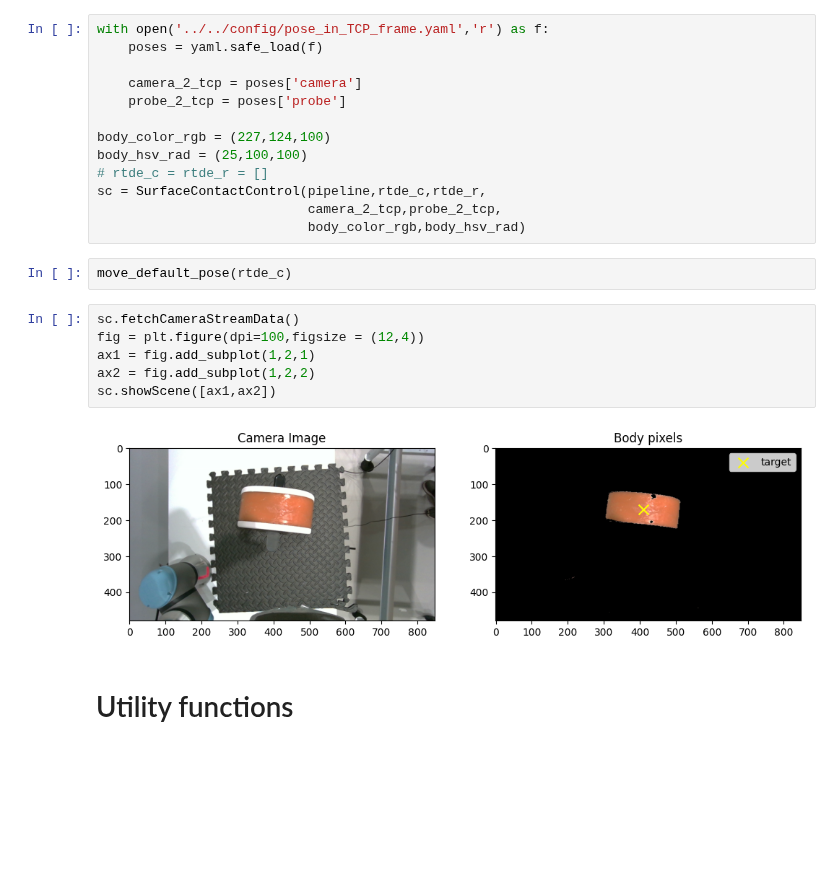
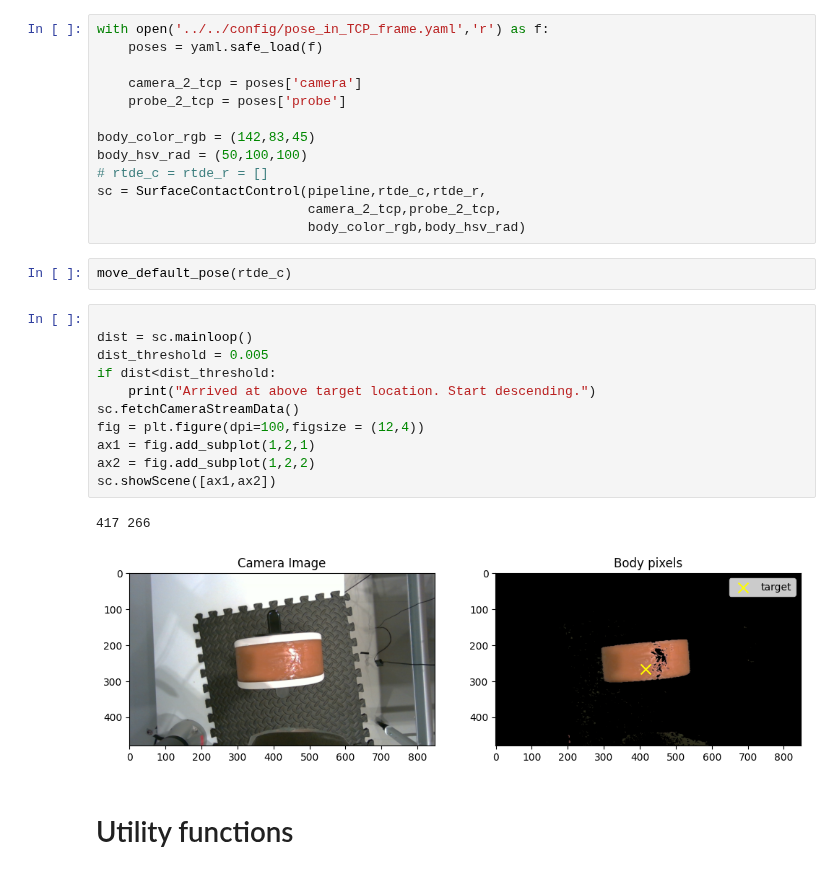
Before and after one commit to CoNG-harvard/robotic-ultrasound, a Jupyter notebook: notebooks/UltrasoundNavigation/Find Bunny.ipynb, the cells around one changed output. Drawn from its saved outputs; the diff is of its cells as text; blank space fills up the shorter version.

```diff
--- a/notebooks/UltrasoundNavigation/Find Bunny.ipynb
+++ b/notebooks/UltrasoundNavigation/Find Bunny.ipynb
@@ -73,8 +70,8 @@ with open('../../config/pose_in_TCP_frame.yaml','r') as f:
     camera_2_tcp = poses['camera']
     probe_2_tcp = poses['probe']
 
-body_color_rgb = (227,124,100)
-body_hsv_rad = (25,100,100)
+body_color_rgb = (142,83,45)
+body_hsv_rad = (50,100,100)
 # rtde_c = rtde_r = []
 sc = SurfaceContactControl(pipeline,rtde_c,rtde_r,
                            camera_2_tcp,probe_2_tcp,
@@ -82,13 +79,19 @@ sc = SurfaceContactControl(pipeline,rtde_c,rtde_r,
 # %%
 move_default_pose(rtde_c)
 # %%
+
+dist = sc.mainloop()
+dist_threshold = 0.005
+if dist<dist_threshold:
+    print("Arrived at above target location. Start descending.")
 sc.fetchCameraStreamData()
 fig = plt.figure(dpi=100,figsize = (12,4))
 ax1 = fig.add_subplot(1,2,1)
 ax2 = fig.add_subplot(1,2,2)
 sc.showScene([ax1,ax2])
 # %% [output]
+417 266
-[figure, old version]
+[figure, new version]
 # %% [markdown]
 # Utility functions
 # %%
```
Also changed, not shown: parts of 10 cells of this notebook, 1 other file.
